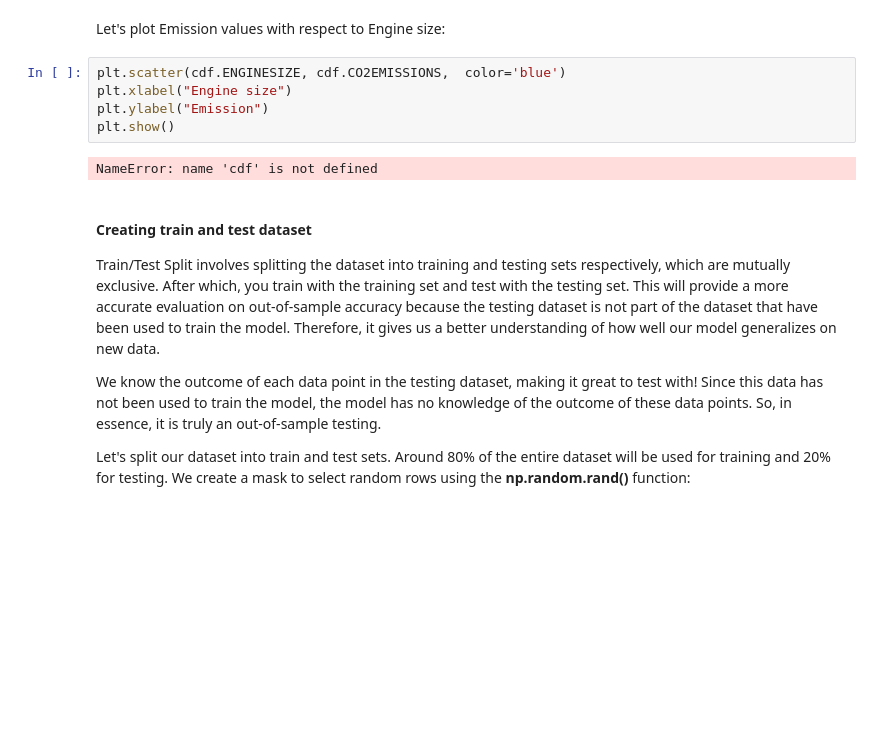
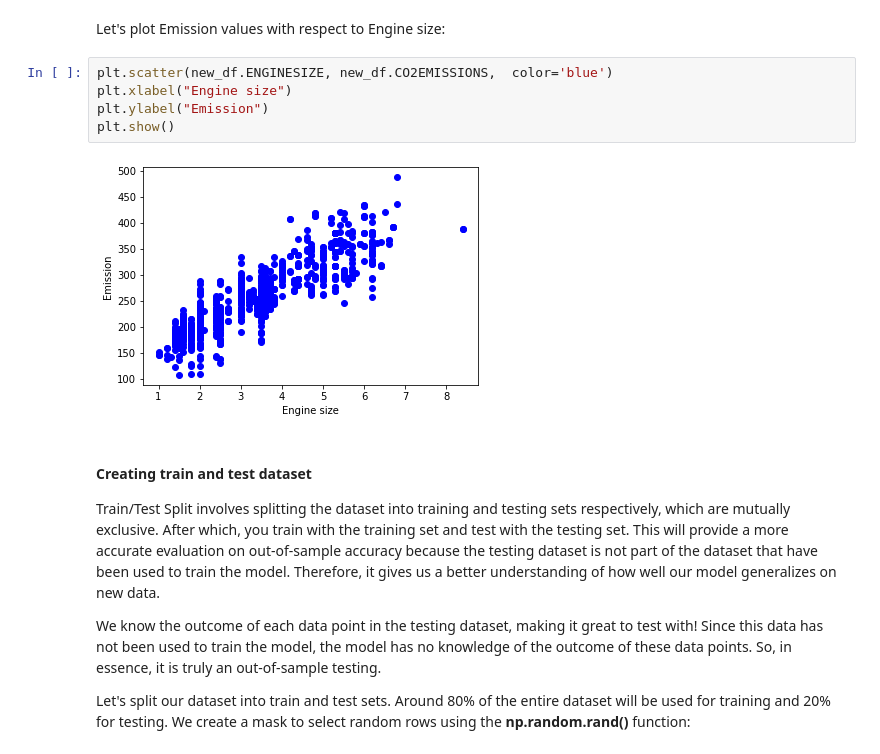
Before and after one commit to cassianodess/Machine-Learning, a Jupyter notebook: regression/mulitple_linear-regression..ipynb, the cells around one changed output. Cells and saved outputs as stored; diff of their text form; blank space fills up the shorter version.

```diff
--- a/regression/mulitple_linear-regression..ipynb
+++ b/regression/mulitple_linear-regression..ipynb
@@ -88,12 +88,12 @@ new_df.head(9)
 # %% [markdown]
 Let's plot Emission values with respect to Engine size:
 # %%
-plt.scatter(cdf.ENGINESIZE, cdf.CO2EMISSIONS,  color='blue')
+plt.scatter(new_df.ENGINESIZE, new_df.CO2EMISSIONS,  color='blue')
 plt.xlabel("Engine size")
 plt.ylabel("Emission")
 plt.show()
 # %% [output]
-NameError: name 'cdf' is not defined
+[figure, added]
 # %% [markdown]
 #### Creating train and test dataset
 
```
Also changed, not shown: parts of 5 cells of this notebook, 3 other files.
